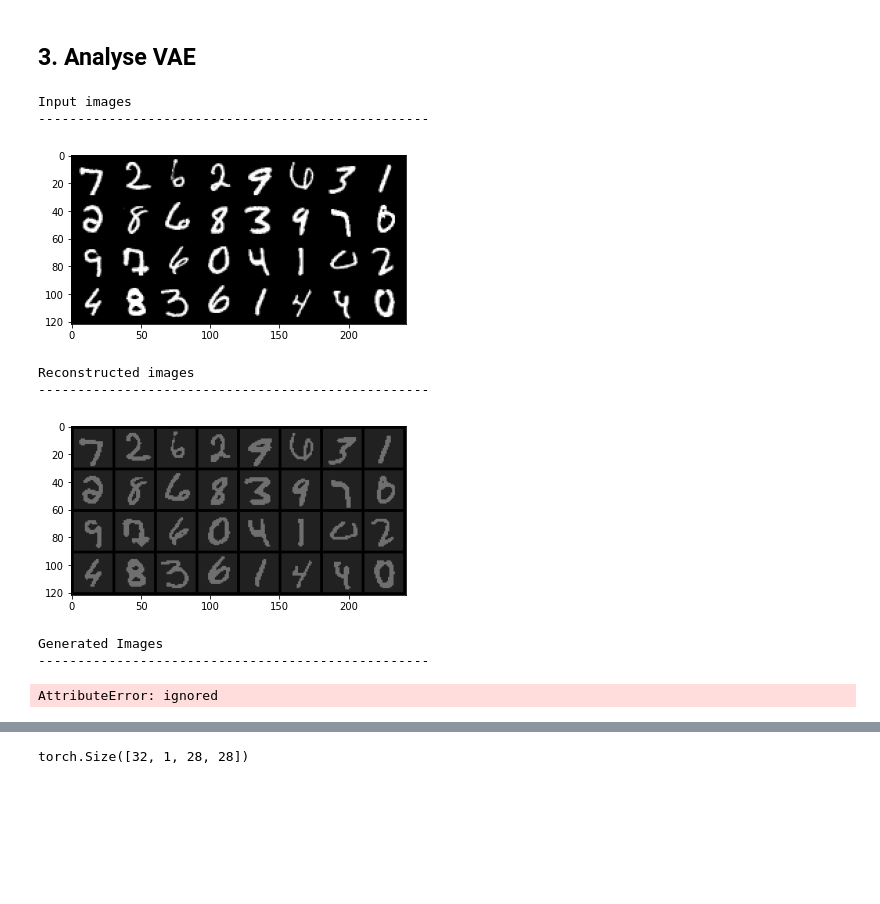
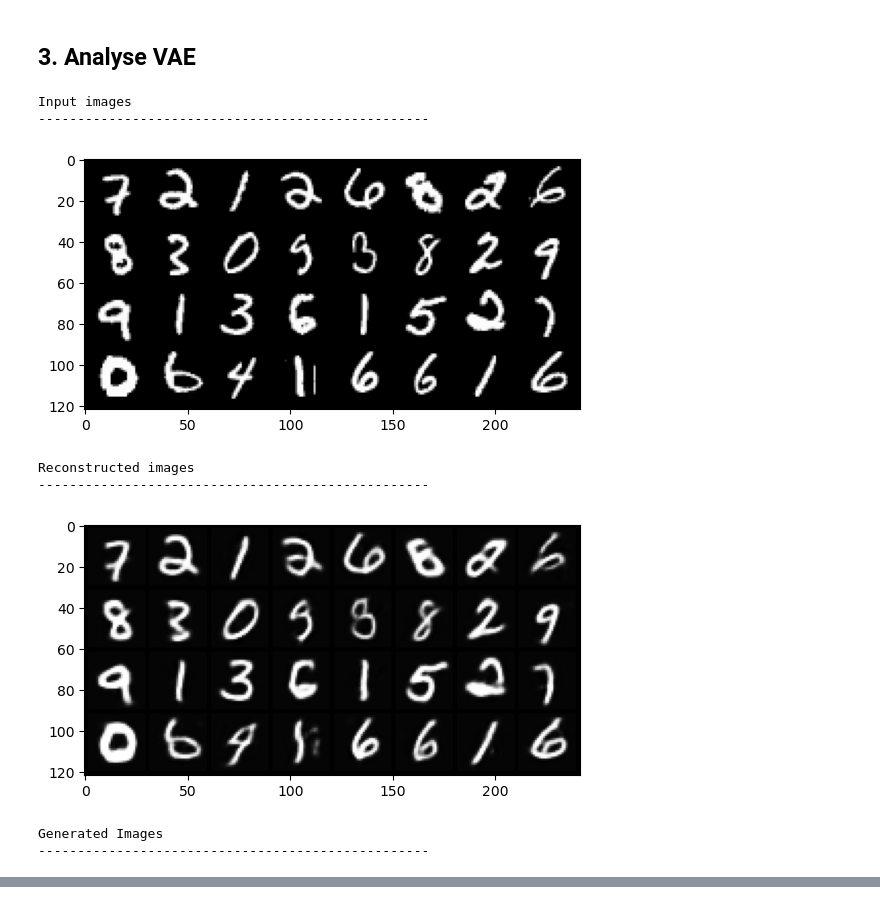
Before and after one commit to hugo-dugdale/federated_VAE_MNIST, a Jupyter notebook: VAE.ipynb, the cells around one changed output, grey strips where cells are left out. Cells and saved outputs as stored; diff of their text form; code cells hidden in the pictures; blank space fills up the shorter version.

```diff
--- a/VAE.ipynb
+++ b/VAE.ipynb
@@ -71,7 +73,7 @@ def denorm(x, mean, std):
 ### **ii. General setup**
 # %%
 # Working environment
-WORKING_ENV = 'COLAB'
+WORKING_ENV = 'LABS'
 if WORKING_ENV == 'COLAB':
     from google.colab import drive
     %load_ext google.colab.data_table
@@ -82,24 +84,28 @@ if WORKING_ENV == 'COLAB':
 # Training hyperparameters
 N_ROUNDS = 10
 N_CENTRES = 4
-N_EPOCHS = 10
+N_EPOCHS = 50
 N_FEATURES = 784
 BATCH_SIZE = 128
 HIDDEN_DIM = 400
 LATENT_DIM = 200
 
 # GPU settings
-device = torch.device("cpu" if torch.cuda.is_available() else "cpu")
-with torch.no_grad():
+device = torch.device("cuda" if torch.cuda.is_available() else "cpu")
+if device == 'cuda':
+    gc.collect()
     torch.cuda.empty_cache()
+    device = cuda.get_current_device()
+    device.reset()
 
 # Load data
 mean = torch.Tensor([0.1307])
 std = torch.Tensor([0.3081])
-transform = transforms.Compose([transforms.ToTensor(),
-                                transforms.Normalize(mean.tolist(), std.tolist())])
-train_dataset = datasets.MNIST(root="~/torch_datasets", train=True, transform=transform, download=True)
-test_dataset = datasets.MNIST(root="~/torch_datasets", train=False, transform=transform, download=True)
+transform = transforms.Compose([transforms.ToTensor()])
+train_dataset = datasets.MNIST(root="~/torch_datasets", train=True,
+                               transform=transform, download=True)
+test_dataset = datasets.MNIST(root="~/torch_datasets", train=False,
+                              transform=transform, download=True)
 train_loader = torch.utils.data.DataLoader(train_dataset,
                                            batch_size=BATCH_SIZE,
                                            shuffle=True)
@@ -316,46 +320,45 @@ print('Input images')
 print('-'*50)
 sample_inputs, _ = next(iter(test_loader))
 fixed_input = sample_inputs[0:32, :, :, :]
-img = make_grid(denorm(fixed_input, mean, std), nrow=8, padding=2, normalize=False,
+img = make_grid(fixed_input, nrow=8, padding=2, normalize=False,
                 range=None, scale_each=False, pad_value=0)
 show(img)
 plt.show()
 
 
 print('Reconstructed images')
 print('-'*50)
-CompVAE.eval()
+StandardVAE.eval()
 with torch.no_grad():
     # Visualize the reconstructed images of the last batch of test set
     fixed_input = fixed_input.to(device)
-    recon_batch = CompVAE(fixed_input)
+    recon_batch = StandardVAE(fixed_input)
     recon_batch = recon_batch[0].cpu()
     recon_batch = recon_batch.view(recon_batch.shape[0], 1, 28, 28)
-    recon_batch = make_grid(denorm(recon_batch, mean, std), nrow=8, padding=2, normalize=False,
+    recon_batch = make_grid(recon_batch, nrow=8, padding=2, normalize=False,
                             range=None, scale_each=False, pad_value=0)
     show(recon_batch)
     plt.show()
 
 print('Generated Images')
 print('-'*50)
-CompVAE.eval()
+StandardVAE.eval()
 n_samples = 256
 z = torch.randn(n_samples, LATENT_DIM).to(device)
 with torch.no_grad():
-    samples = CompVAE.decode(z)
+    samples = StandardVAE.decode(z)
     samples = samples.view(n_samples, 1, 28, 28)
     samples = samples.cpu()
-    samples = make_grid(denorm(samples, mean, std), nrow=16, padding=2, normalize=False,
-                            range=None, scale_each=False, pad_value=0)
+    samples = make_grid(samples, nrow=16, padding=2, normalize=False,
+                        range=None, scale_each=False, pad_value=0)
     plt.figure(figsize = (8,8))
     show(samples)
 # %% [output]
 Input images
 --------------------------------------------------
-[figure, old version]
+[figure, new version]
 Reconstructed images
 --------------------------------------------------
-[figure, old version]
+[figure, new version]
 Generated Images
 --------------------------------------------------
-AttributeError: ignored
@@ -362,4 +365,0 @@ AttributeError: ignored
-# %%
-fixed_input.shape
-# %% [output]
-torch.Size([32, 1, 28, 28])
```
Also changed, not shown: parts of 7 cells of this notebook.
